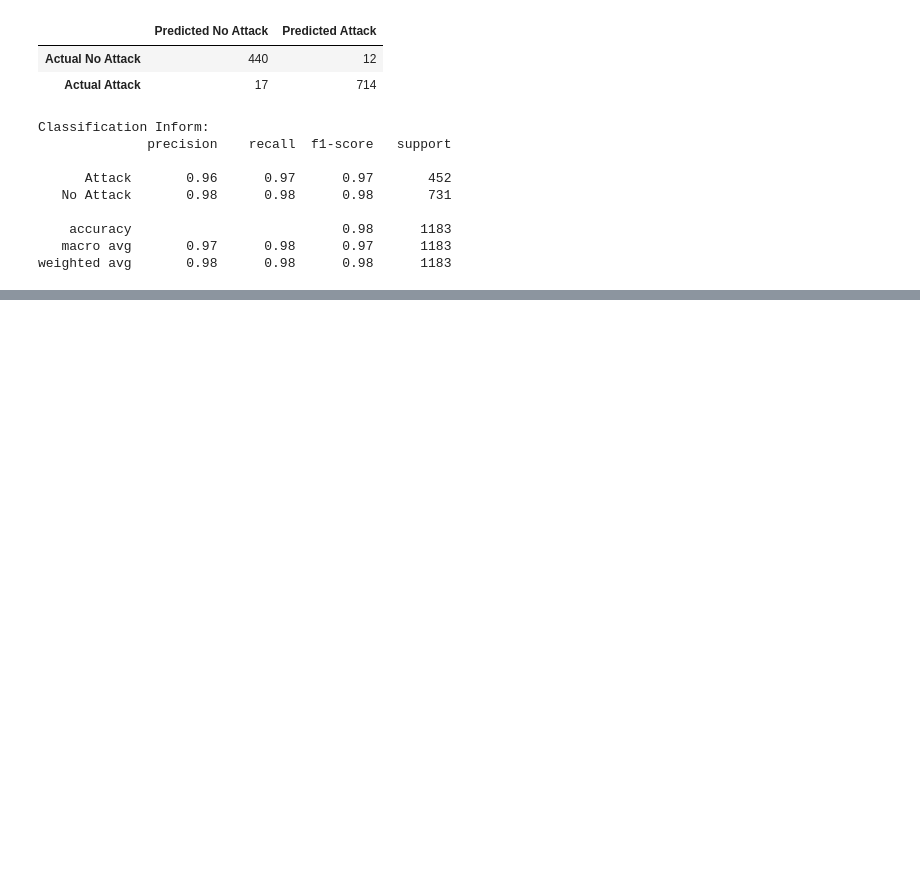
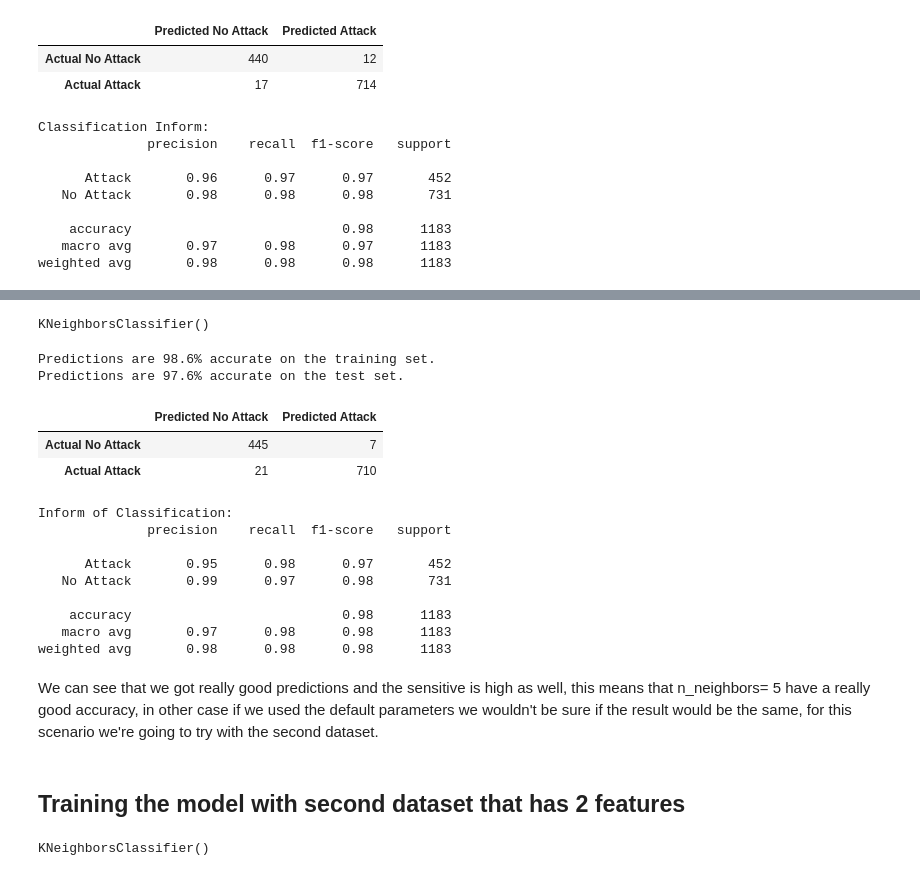
Before and after one commit to Lydiadel/BrakToothAttack_Analysis, a Jupyter notebook: BrakTooth_Attack.ipynb, the cells around one changed output, grey strips where cells are left out. Cells and saved outputs as stored; diff of their text form; code cells hidden in the pictures; blank space fills up the shorter version.

```diff
--- a/BrakTooth_Attack.ipynb
+++ b/BrakTooth_Attack.ipynb
@@ -891,0 +913,59 @@ From the confusion matrix we can see that
+# %%
+# We implement knn with default parameters. n_neighbors = 5 metric = Euclidean distance.
+knn = KNeighborsClassifier()
+
+# We fit our data into the model
+knn.fit(X_train, y_train)
+# %% [output]
+KNeighborsClassifier()
+# %%
+# We make the predictions of our model with X
+y_pred_train = knn.predict(X_train)
+y_pred_test = knn.predict(X_test)
+# %%
+accuracy_train = accuracy_score(y_train, y_pred_train)
+print('Predictions are {:3.1f}% accurate on the training set.'.format(100*accuracy_train))
+accuracy_test = accuracy_score(y_test, y_pred_test)
+print('Predictions are {:3.1f}% accurate on the test set.'.format(100*accuracy_test))
+
+# Create matrix
+cm = confusion_matrix(y_test, y_pred_test)
+y_pred_test
+
+# Create a dataframe for the confusion matrix
+cm_df_knn = pd.DataFrame(cm,
+        index = ["Actual No Attack", "Actual Attack"],
+        columns= ["Predicted No Attack", "Predicted Attack"])
+
+display(cm_df_knn)
+
+print('\n\nInform of Classification:')
+knn_report = classification_report(y_test, y_pred_test)
+print(knn_report)
+# %% [output]
+Predictions are 98.6% accurate on the training set.
+Predictions are 97.6% accurate on the test set.
+|  | Predicted No Attack | Predicted Attack |
+| Actual No Attack | 445 | 7 |
+| Actual Attack | 21 | 710 |
+Inform of Classification:
+              precision    recall  f1-score   support
+
+      Attack       0.95      0.98      0.97       452
+   No Attack       0.99      0.97      0.98       731
+
+    accuracy                           0.98      1183
+   macro avg       0.97      0.98      0.98      1183
+weighted avg       0.98      0.98      0.98      1183
+# %% [markdown]
+We can see that we got really good predictions and the sensitive is high as well, this means that n_neighbors= 5 have a really good accuracy, in other case if we used the default parameters we wouldn't be sure if the result would be the same, for this scenario we're going to try with the second dataset.
+# %% [markdown]
+## Training the model with second dataset that has 2 features
+# %%
+# We implement knn with default parameters. n_neighbors = 5 metric = Euclidean distance.
+knn = KNeighborsClassifier()
+
+# We fit our data into the model
+knn.fit(X_train2, y_train2)
+# %% [output]
+KNeighborsClassifier()
```
Also changed, not shown: parts of 67 cells of this notebook.
